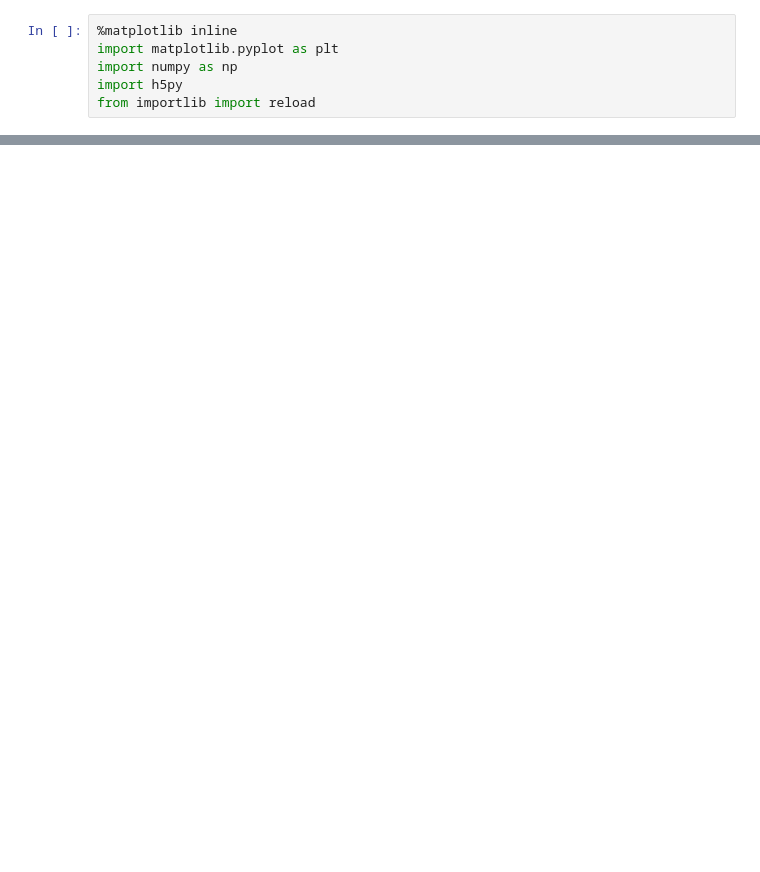
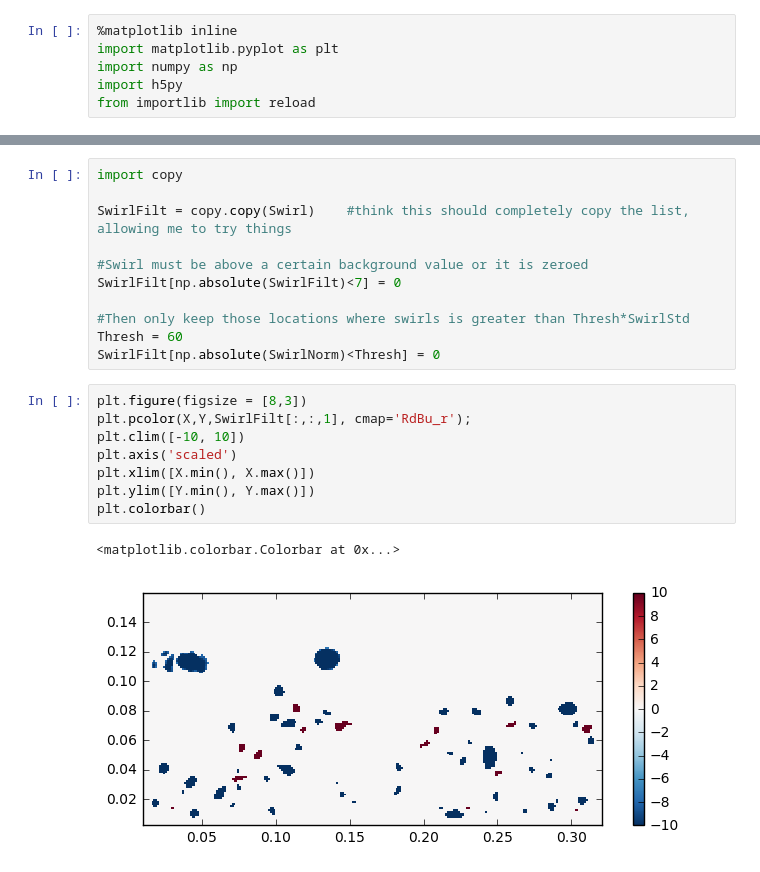
Before and after one commit to owenjhwilliams/ASIIT, a Jupyter notebook: FindSwirlLocs.ipynb, the cells around one changed output, grey strips where cells are left out. Cells and saved outputs as stored; diff of their text form; blank space fills up the shorter version.

```diff
--- a/FindSwirlLocs.ipynb
+++ b/FindSwirlLocs.ipynb
@@ -23,0 +78,22 @@ NameError: name 'h5py' is not defined
+# %%
+import copy
+
+SwirlFilt = copy.copy(Swirl)    #think this should completely copy the list, allowing me to try things
+
+#Swirl must be above a certain background value or it is zeroed
+SwirlFilt[np.absolute(SwirlFilt)<7] = 0
+
+#Then only keep those locations where swirls is greater than Thresh*SwirlStd
+Thresh = 60
+SwirlFilt[np.absolute(SwirlNorm)<Thresh] = 0
+# %%
+plt.figure(figsize = [8,3])
+plt.pcolor(X,Y,SwirlFilt[:,:,1], cmap='RdBu_r');
+plt.clim([-10, 10])
+plt.axis('scaled')
+plt.xlim([X.min(), X.max()])
+plt.ylim([Y.min(), Y.max()])
+plt.colorbar()
+# %% [output]
+<matplotlib.colorbar.Colorbar at 0x...>
+[figure, added]
```
Also changed, not shown: parts of 24 cells of this notebook.
